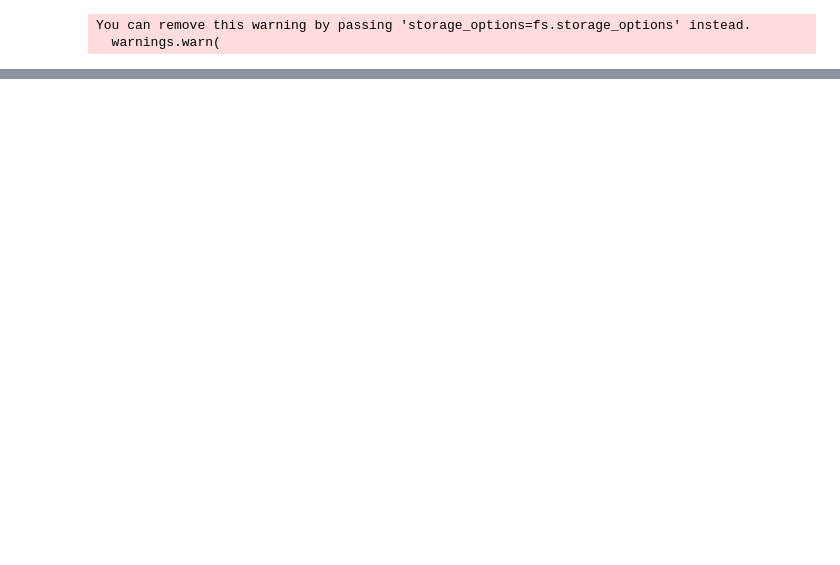
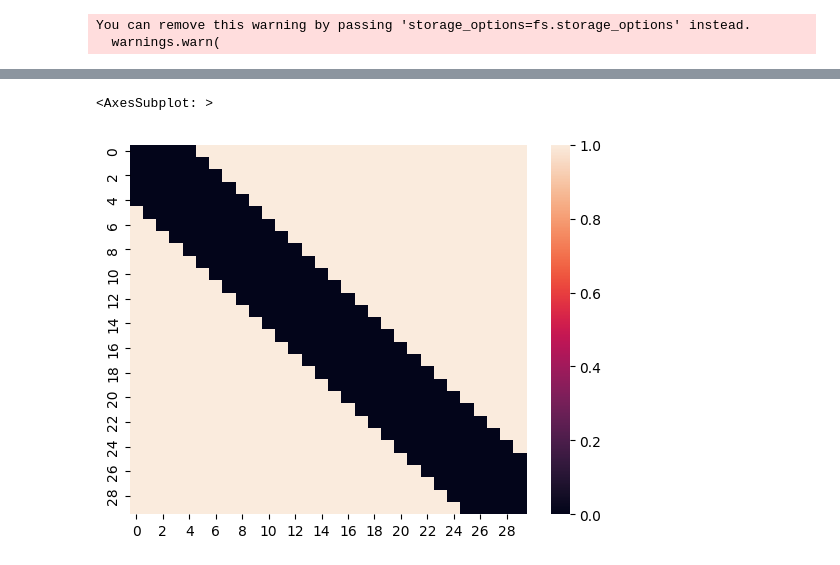
Before and after one commit to DrHB/icecube-journal, a Jupyter notebook: nbs/00_dataset.ipynb, the cells around one changed output, grey strips where cells are left out. Cells and saved outputs as stored; diff of their text form; code cells hidden in the pictures; blank space fills up the shorter version.

```diff
--- a/nbs/00_dataset.ipynb
+++ b/nbs/00_dataset.ipynb
@@ -557,3 +563,8 @@ ds = HuggingFaceDatasetGraphV1(load_from_disk('/opt/slh/icecube/data/hf_cashe/ba
+# %%
+sns.heatmap((get_distance_matrix_from_csv() > 0.05)[200:230,200:230])
+# %% [output]
+<AxesSubplot: >
+[figure, added]
 # %%
 #| export
 def good_luck():
```
Also changed, not shown: parts of 2 cells of this notebook, 14 other files.
